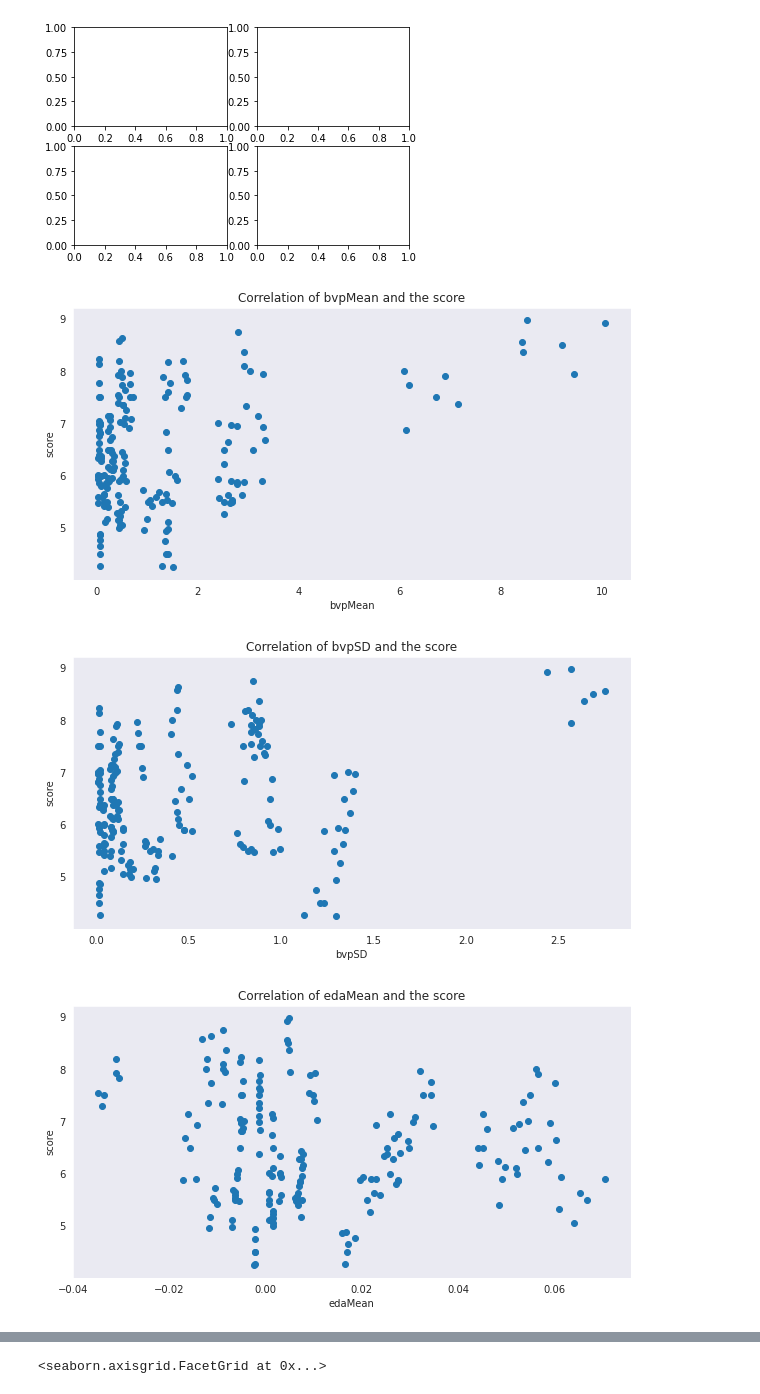
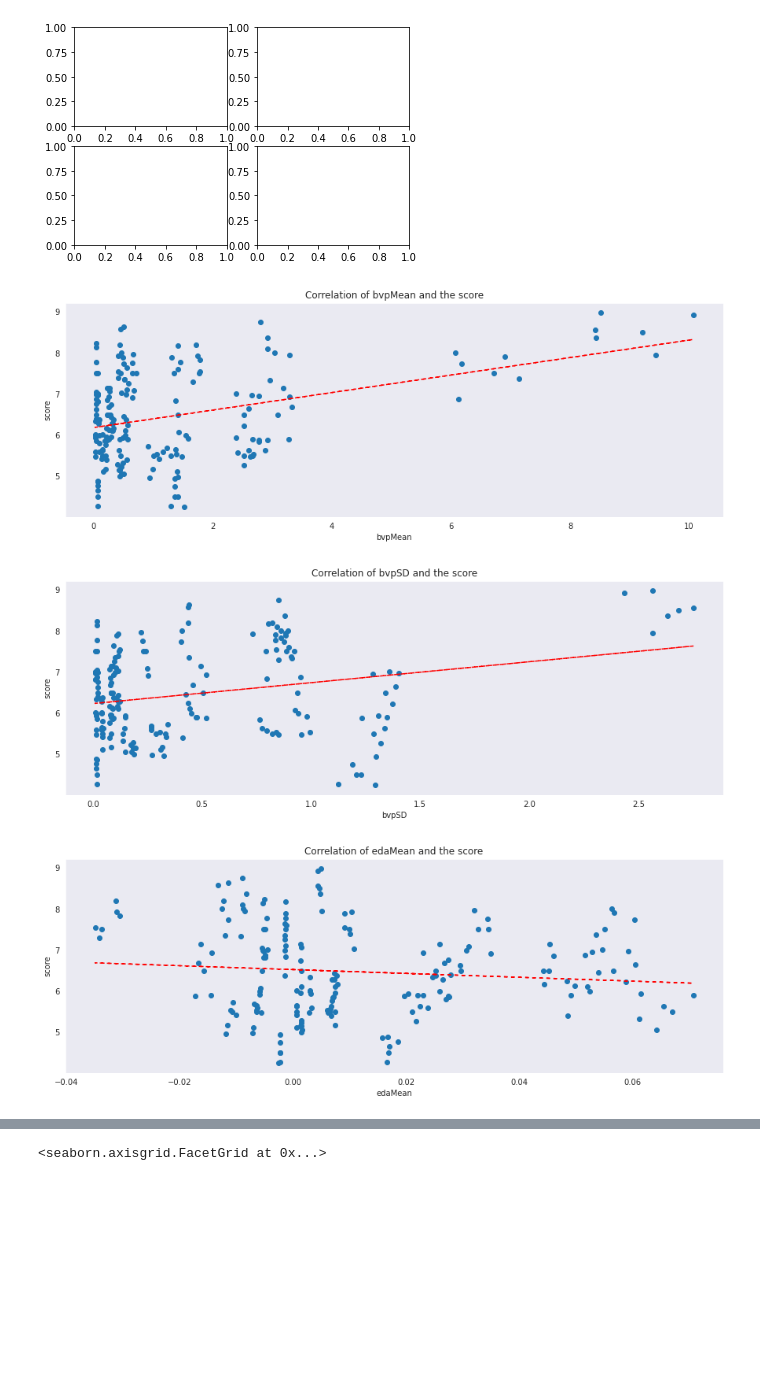
Before and after one commit to karelponcar/Multimodal-Learning-Analytics, a Jupyter notebook: feature_analysis/physiological.ipynb, the cells around one changed output, grey strips where cells are left out. Drawn from its saved outputs; the diff is of its cells as text; code cells hidden in the pictures; blank space fills up the shorter version.

Commit message:
more graphs

```diff
--- a/feature_analysis/physiological.ipynb
+++ b/feature_analysis/physiological.ipynb
@@ -93,15 +93,16 @@ NameError: name 'X' is not defined
 [figure]
 # %%
 for column in phy_df.columns:
-    #fig, ax = plt.subplots()
-    figure = plt.figure(figsize=(10,5))
+    fig, ax = plt.subplots(figsize=(15,5))
     plt.scatter(phy_df[column], phy_df['score'])
-    plt.grid(b=None)
+    a, b = np.polyfit(phy_df[column], phy_df['score'],1)
+    plt.plot(phy_df[column], a*phy_df[column]+b, linestyle='--',dashes=(3, 3), color='red')
+    plt.grid(visible=None)
     plt.xlabel(column)
     plt.ylabel('score')
     plt.title(f'Correlation of {column} and the score')
     plt.show()
 # %% [output]
-[figure, old version]
+[figure, new version]
-[figure, old version]
+[figure, new version]
-[figure, old version]
+[figure, new version]
```
Also changed, not shown: parts of 1 cell of this notebook.
